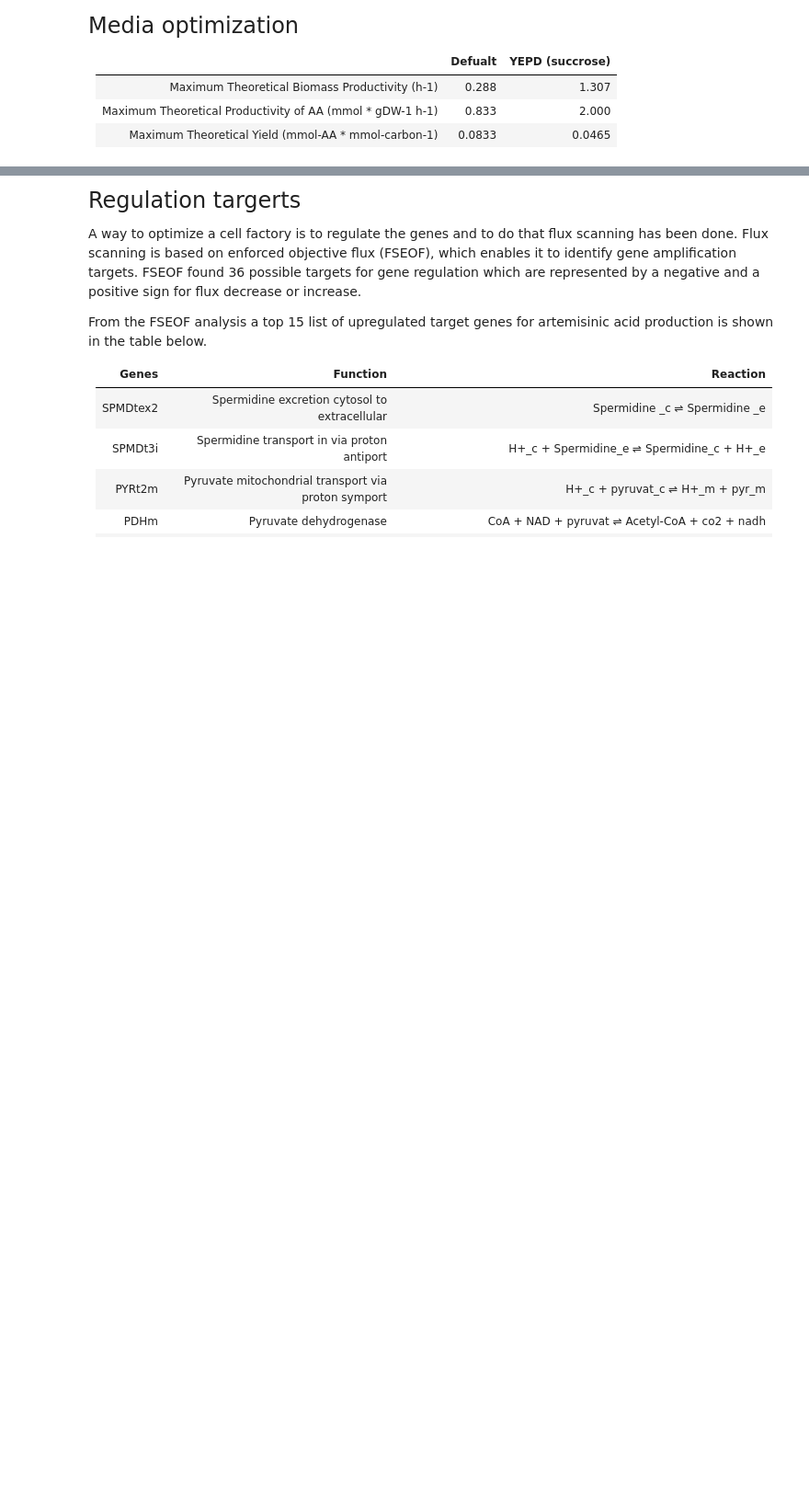
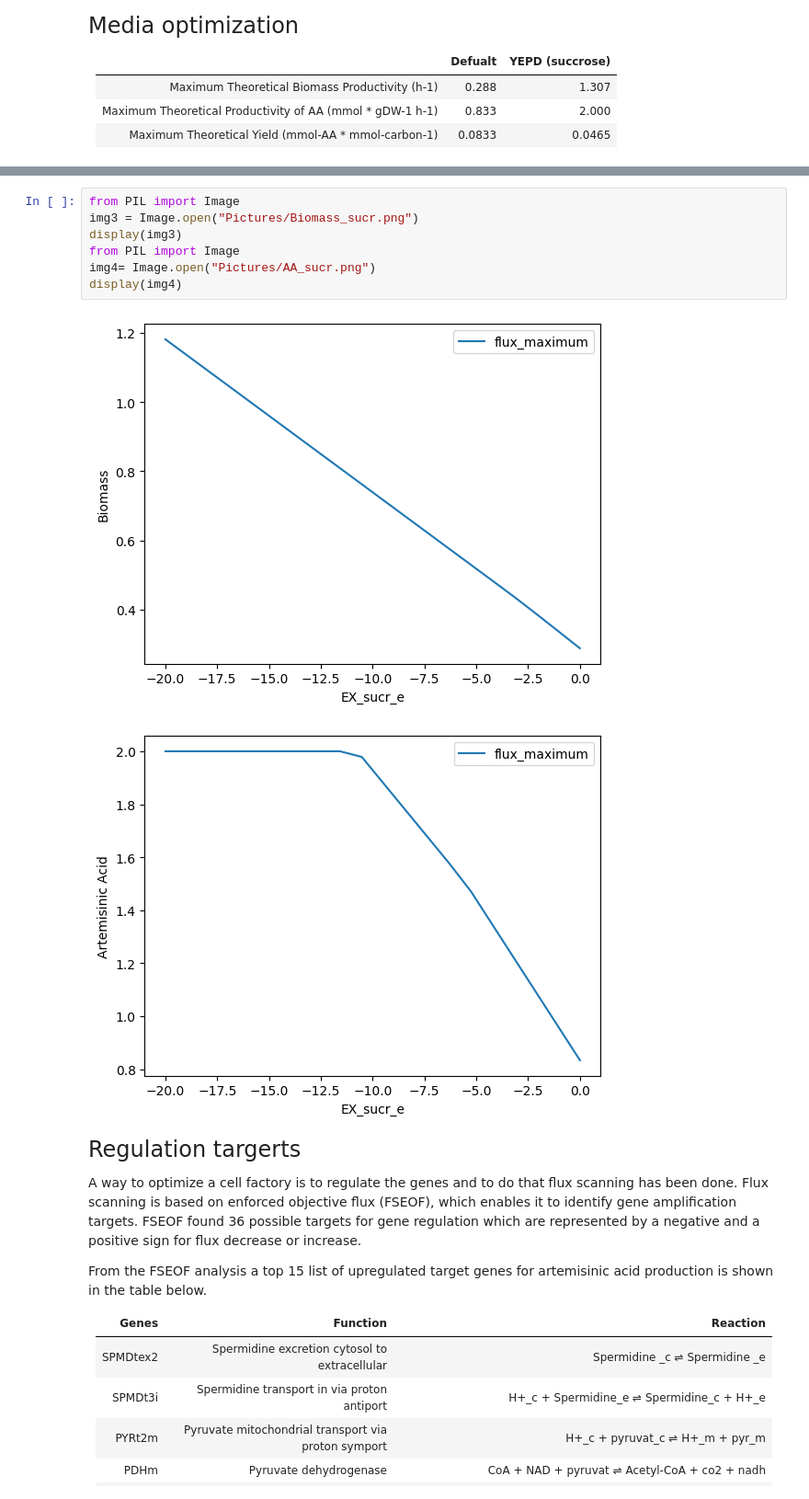
Before and after one commit to 27410/group-assignment-group-8, a Jupyter notebook: Report.ipynb, the cells around one changed output, grey strips where cells are left out. Shown at 92% size. Saved outputs shown, nothing was run; the diff lists cells and outputs as text; blank space fills up the shorter version.

```diff
--- a/Report.ipynb
+++ b/Report.ipynb
@@ -52,3 +62,13 @@ jenni lugter hallo hAllo
+# %%
+from PIL import Image
+img3 = Image.open("Pictures/Biomass_sucr.png")
+display(img3)
+from PIL import Image
+img4= Image.open("Pictures/AA_sucr.png")
+display(img4)
+# %% [output]
+[figure, added]
+[figure, added]
 # %% [markdown]
 <font size="5"> Regulation targerts </font>
 
```
Also changed, not shown: parts of 1 cell of this notebook.
